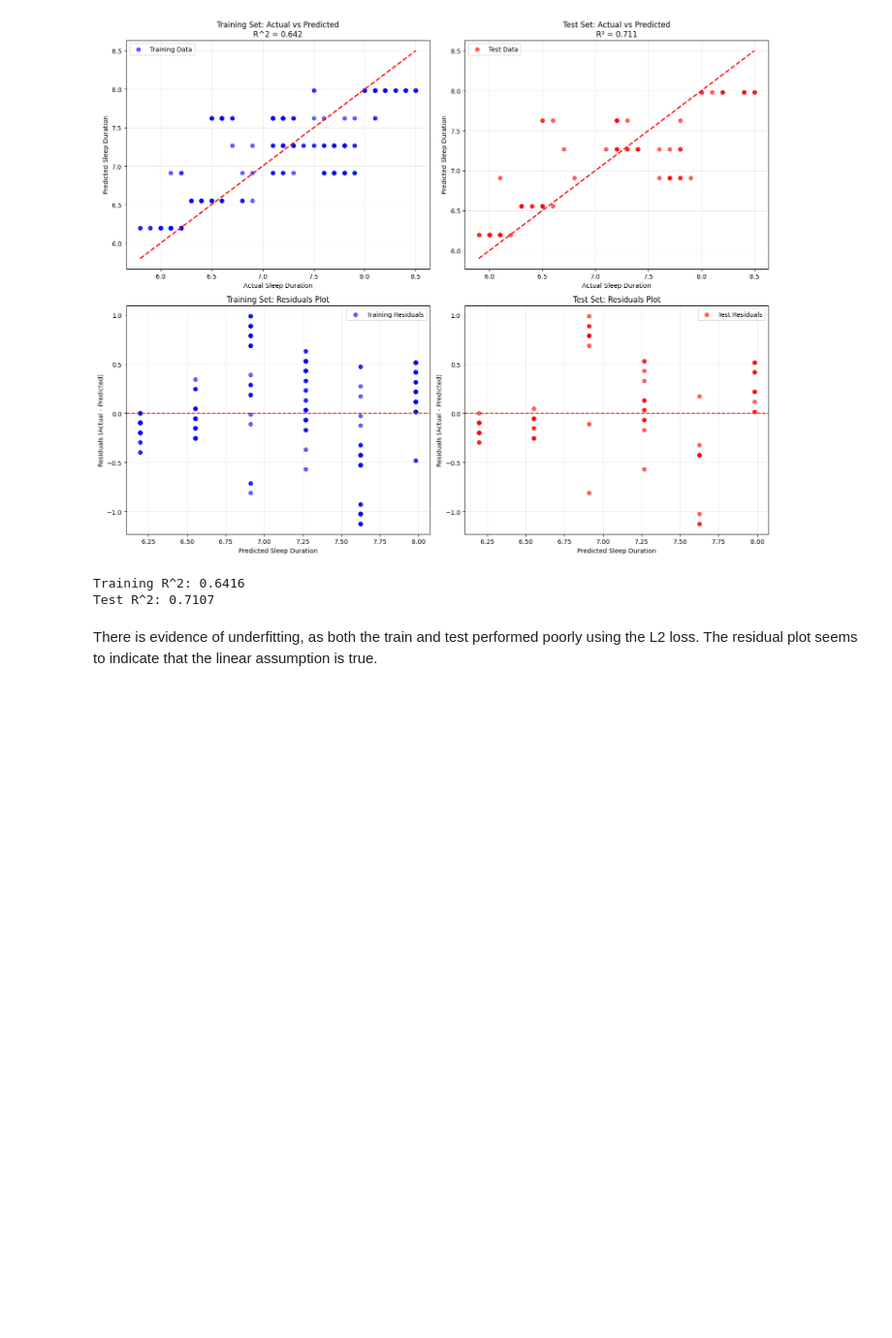
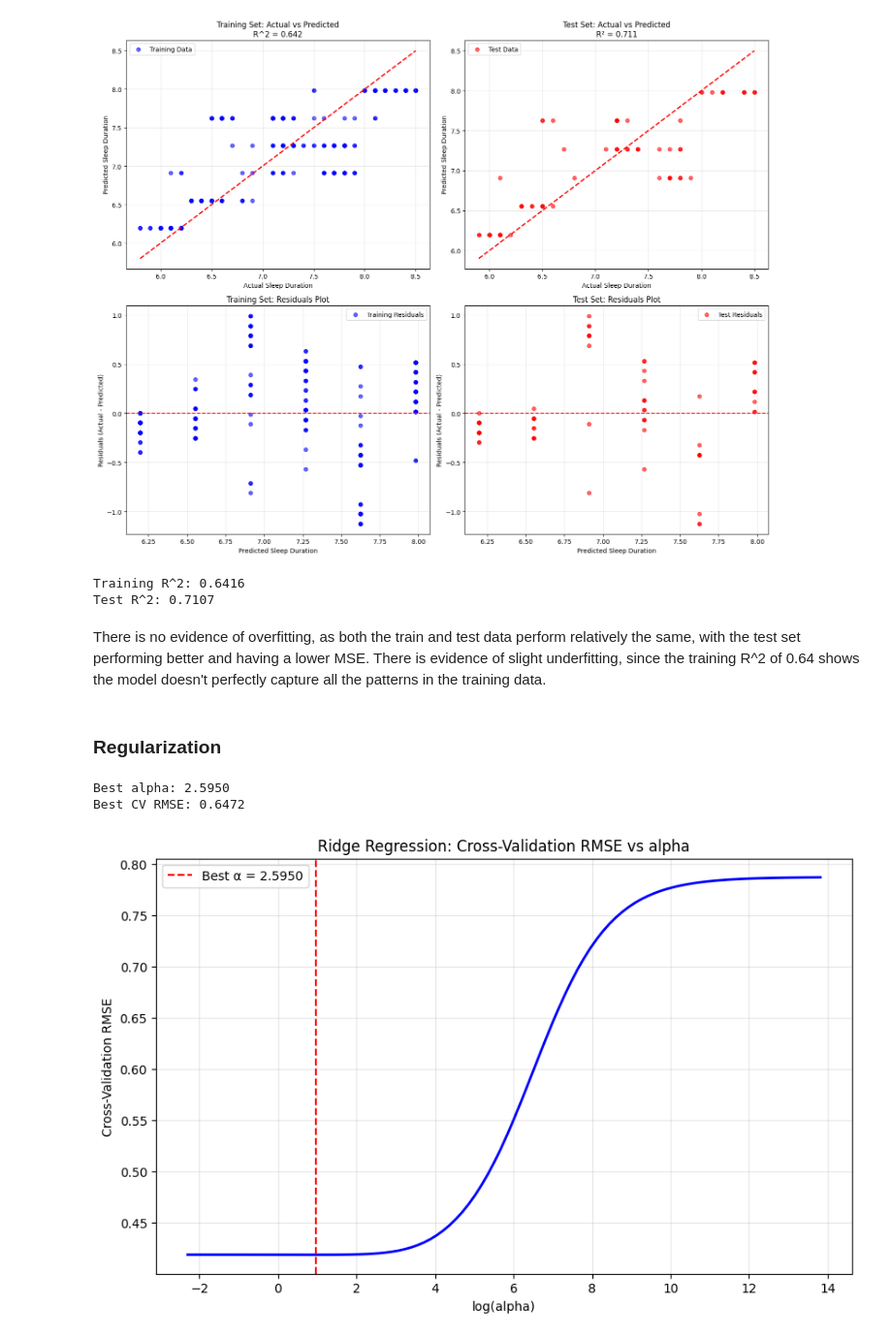
Before and after one commit to itswwong/csm148-project, a Jupyter notebook: CS148_Project.ipynb, the cells around one changed output. Shown at 97% size. Saved outputs shown, nothing was run; the diff lists cells and outputs as text; code cells hidden in the pictures; blank space fills up the shorter version.

Commit message:
add regularization techniques

```diff
--- a/CS148_Project.ipynb
+++ b/CS148_Project.ipynb
@@ -377,5 +371,7 @@ print(f"Test R^2: {test_r2:.4f}")
 [figure]
 Training R^2: 0.6416
 Test R^2: 0.7107
-# %% [markdown]
-There is evidence of underfitting, as both the train and test performed poorly using the L2 loss. The residual plot seems to indicate that the linear assumption is true.
+# %% [markdown]
+There is no evidence of overfitting, as both the train and test data perform relatively the same, with the test set performing better and having a lower MSE. There is evidence of slight underfitting, since the training R^2 of 0.64 shows the model doesn't perfectly capture all the patterns in the training data.
+# %% [markdown]
+### Regularization
@@ -381,0 +382,63 @@ There is evidence of underfitting, as both the train and test performed poorly u
+# %%
+
+# Select multiple columns using list syntax (square brackets, not parentheses)
+X = df_clean[['Stress Level', 'Age', 'Heart Rate', 'Has_Sleep_Disorder', 'Has_Sleep_Apnea', 'Has_Insomnia']]
+y = df_clean['Sleep Duration']
+
+# split data into training and test sets
+X_train, X_test, y_train, y_test = train_test_split(X, y, test_size=0.2, random_state=42)
+
+# fit scaler on training data only
+scaler = StandardScaler()
+X_train_scaled = scaler.fit_transform(X_train)
+
+# Sapply the  scaling to test data
+X_test_scaled = scaler.transform(X_test)
+# %%
+# use 10-fold cross-validation to select the best lambda (alpha) value for the ridge regression model
+
+# define the alpha values to test
+# note that the start/stop values in the first two arguments are the exponents
+alphas = np.logspace(-1, 6, 100)
+
+# create an empty list to store the cross-validation scores
+ridge_cv_scores = []
+
+# create a for loop to compute the cross-validation score for each alpha value
+for alpha in alphas:
+    ridge = Ridge(alpha=alpha)
+    ridge_cv = cross_validate(estimator=ridge,
+                              X=X_train_scaled,
+                              y=y_train,
+                              cv=10,
+                              scoring='neg_root_mean_squared_error')
+    ridge_cv_scores.append({'alpha': alpha,
+                            'log_alpha': np.log(alpha),
+                            'test_mse': -np.mean(ridge_cv['test_score'])})
+
+# convert the cross-validation scores into a data frame
+ridge_cv_scores_df = pd.DataFrame(ridge_cv_scores)
+
+# Find the best alpha
+best_alpha_idx = ridge_cv_scores_df['test_mse'].idxmin()
+best_alpha = ridge_cv_scores_df.loc[best_alpha_idx, 'alpha']
+best_mse = ridge_cv_scores_df.loc[best_alpha_idx, 'test_mse']
+
+print(f"Best alpha: {best_alpha:.4f}")
+print(f"Best CV RMSE: {np.sqrt(best_mse):.4f}")
+
+# plot the cross-validation scores as a function of alpha
+import matplotlib.pyplot as plt
+plt.figure(figsize=(10, 6))
+plt.plot(ridge_cv_scores_df['log_alpha'], ridge_cv_scores_df['test_mse'], 'b-', linewidth=2)
+plt.axvline(x=np.log(best_alpha), color='r', linestyle='--', label=f'Best α = {best_alpha:.4f}')
+plt.xlabel('log(alpha)')
+plt.ylabel('Cross-Validation RMSE')
+plt.title('Ridge Regression: Cross-Validation RMSE vs alpha')
+plt.legend()
+plt.grid(True, alpha=0.3)
+plt.show()
+# %% [output]
+Best alpha: 2.5950
+Best CV RMSE: 0.6472
+[figure, added]
```
Also changed, not shown: parts of 6 cells of this notebook.
